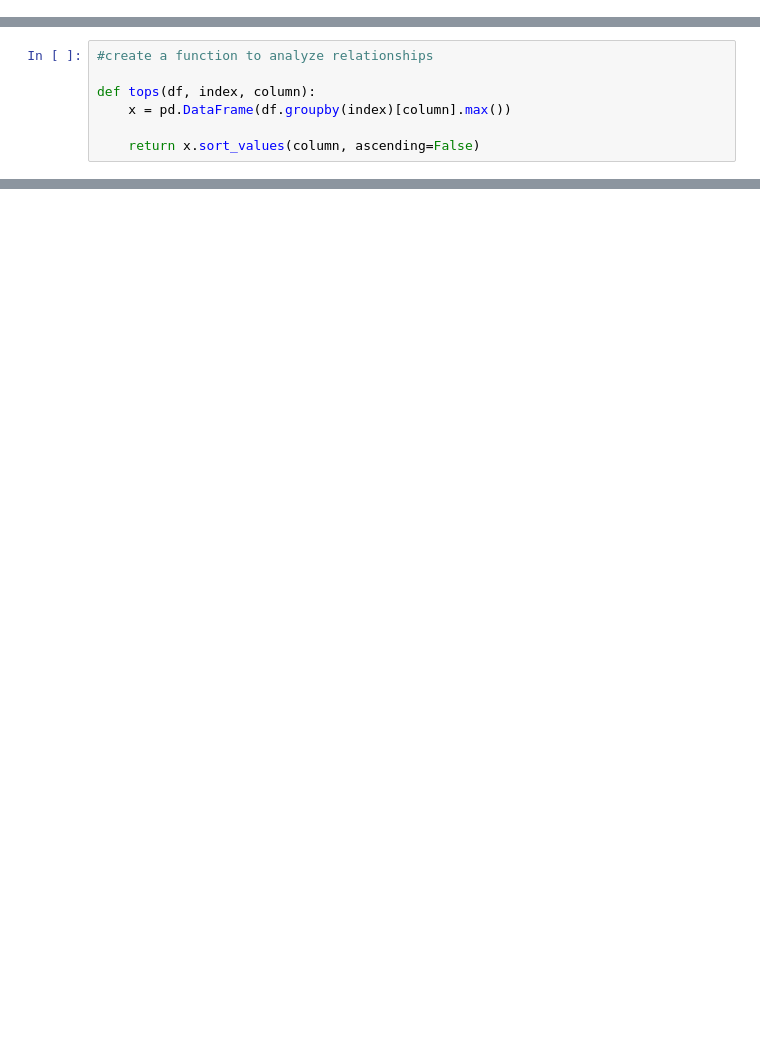
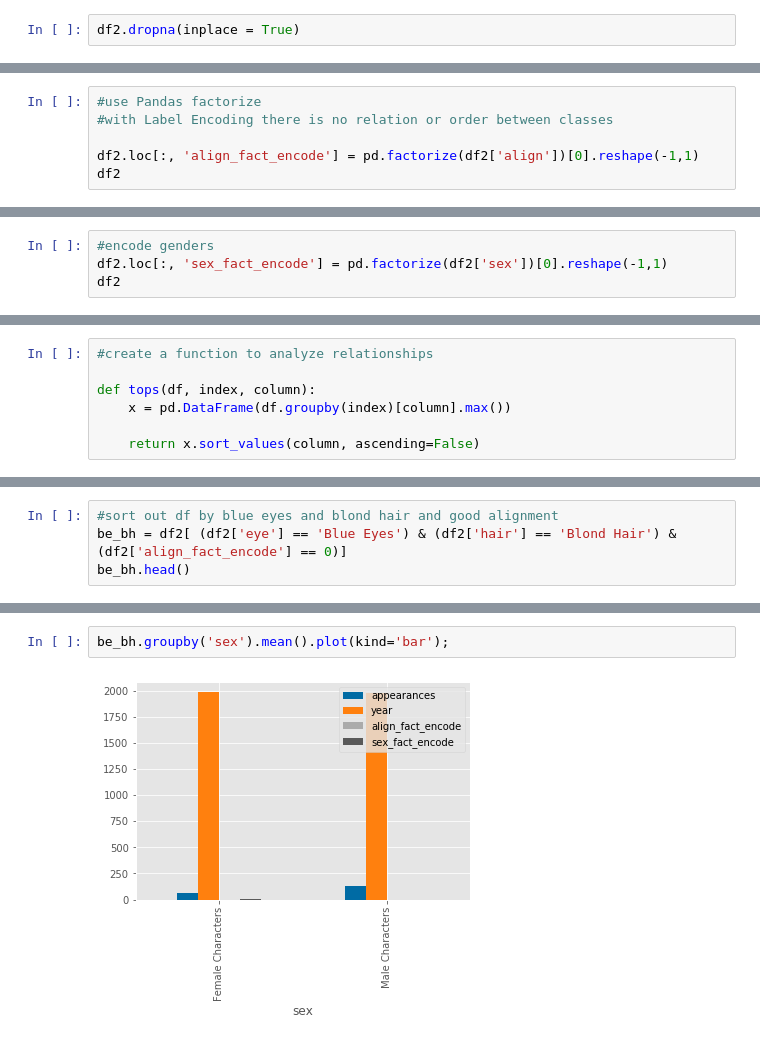
Before and after one commit to NBeez1218/Marvel_Fun, a Jupyter notebook: marvel_fun.ipynb, the cells around one changed output, grey strips where cells are left out. Saved outputs shown, nothing was run; the diff lists cells and outputs as text; blank space fills up the shorter version.

```diff
--- a/marvel_fun.ipynb
+++ b/marvel_fun.ipynb
@@ -162,0 +141,2 @@ df.sample(8)
+# %%
+df2.dropna(inplace = True)
@@ -176,0 +341,6 @@ My favorite part :)
+# %%
+#use Pandas factorize
+#with Label Encoding there is no relation or order between classes
+
+df2.loc[:, 'align_fact_encode'] = pd.factorize(df2['align'])[0].reshape(-1,1)
+df2
@@ -176,0 +387,4 @@ My favorite part :)
+# %%
+#encode genders
+df2.loc[:, 'sex_fact_encode'] = pd.factorize(df2['sex'])[0].reshape(-1,1)
+df2
@@ -269,0 +528,4 @@ obj_df.head(3)
+# %%
+#sort out df by blue eyes and blond hair and good alignment
+be_bh = df2[ (df2['eye'] == 'Blue Eyes') & (df2['hair'] == 'Blond Hair') & (df2['align_fact_encode'] == 0)]
+be_bh.head()
@@ -269,0 +539,4 @@ obj_df.head(3)
+# %%
+be_bh.groupby('sex').mean().plot(kind='bar');
+# %% [output]
+[figure, added]
```
Also changed, not shown: parts of 59 cells of this notebook.
